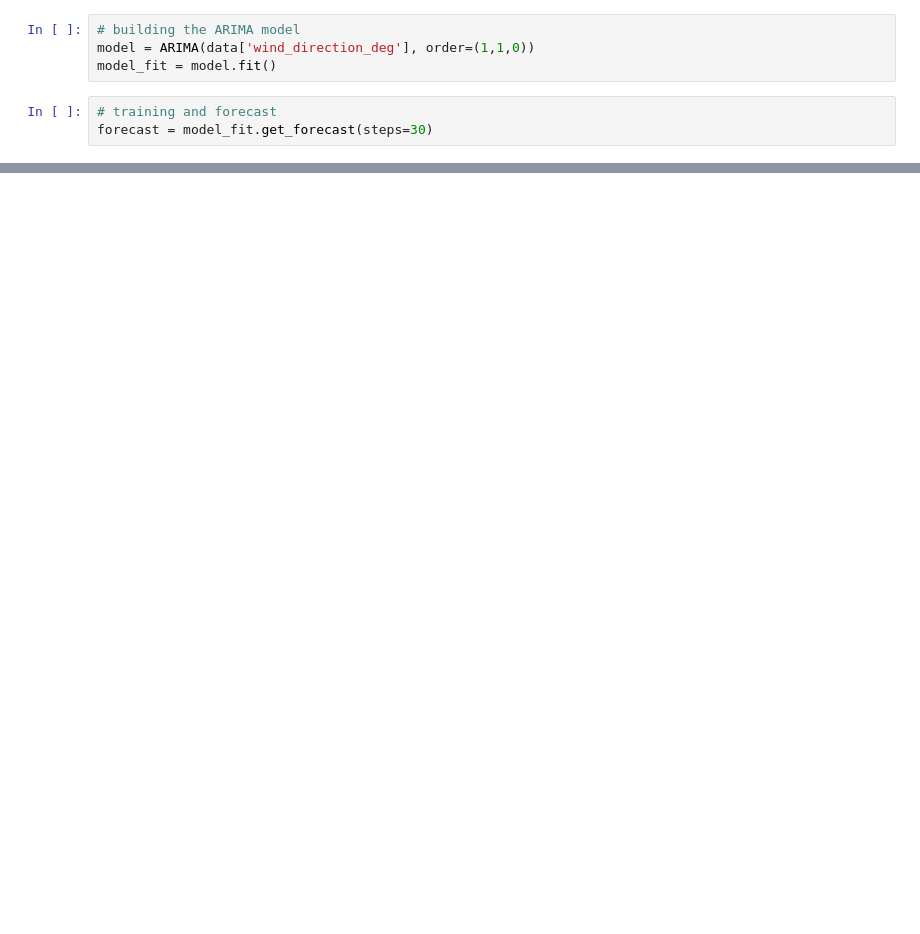
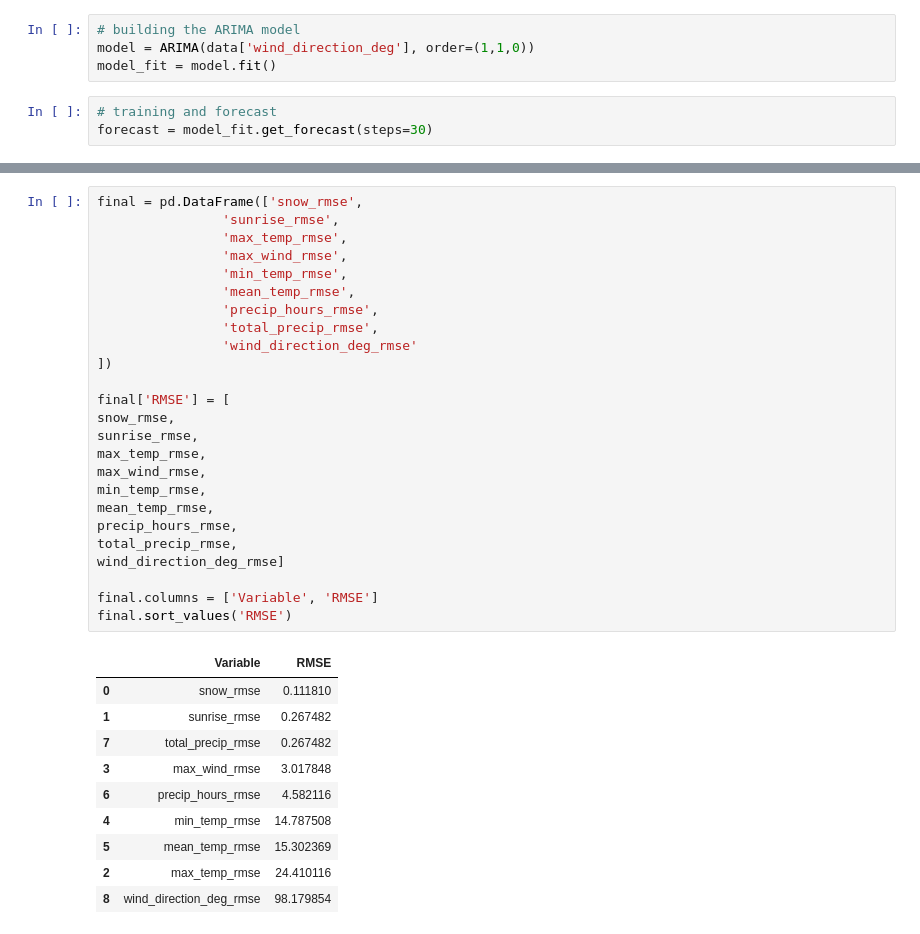
Before and after one commit to juliamuratore/Project2-DS-4002, a Jupyter notebook: SCRIPTS/Project_2_time_series.ipynb, the cells around one changed output, grey strips where cells are left out. Cells and saved outputs as stored; diff of their text form; blank space fills up the shorter version.

Commit message:
table of rmse

```diff
--- a/SCRIPTS/Project_2_time_series.ipynb
+++ b/SCRIPTS/Project_2_time_series.ipynb
@@ -595,0 +596,36 @@ RMSE: 98.17985407509255
+# %%
+final = pd.DataFrame(['snow_rmse',
+                'sunrise_rmse',
+                'max_temp_rmse',
+                'max_wind_rmse',
+                'min_temp_rmse',
+                'mean_temp_rmse',
+                'precip_hours_rmse',
+                'total_precip_rmse',
+                'wind_direction_deg_rmse'
+])
+
+final['RMSE'] = [
+snow_rmse,
+sunrise_rmse,
+max_temp_rmse,
+max_wind_rmse,
+min_temp_rmse,
+mean_temp_rmse,
+precip_hours_rmse,
+total_precip_rmse,
+wind_direction_deg_rmse]
+
+final.columns = ['Variable', 'RMSE']
+final.sort_values('RMSE')
+# %% [output]
+|  | Variable | RMSE |
+| 0 | snow_rmse | 0.111810 |
+| 1 | sunrise_rmse | 0.267482 |
+| 7 | total_precip_rmse | 0.267482 |
+| 3 | max_wind_rmse | 3.017848 |
+| 6 | precip_hours_rmse | 4.582116 |
+| 4 | min_temp_rmse | 14.787508 |
+| 5 | mean_temp_rmse | 15.302369 |
+| 2 | max_temp_rmse | 24.410116 |
+| 8 | wind_direction_deg_rmse | 98.179854 |
```
Also changed, not shown: parts of 10 cells of this notebook.
